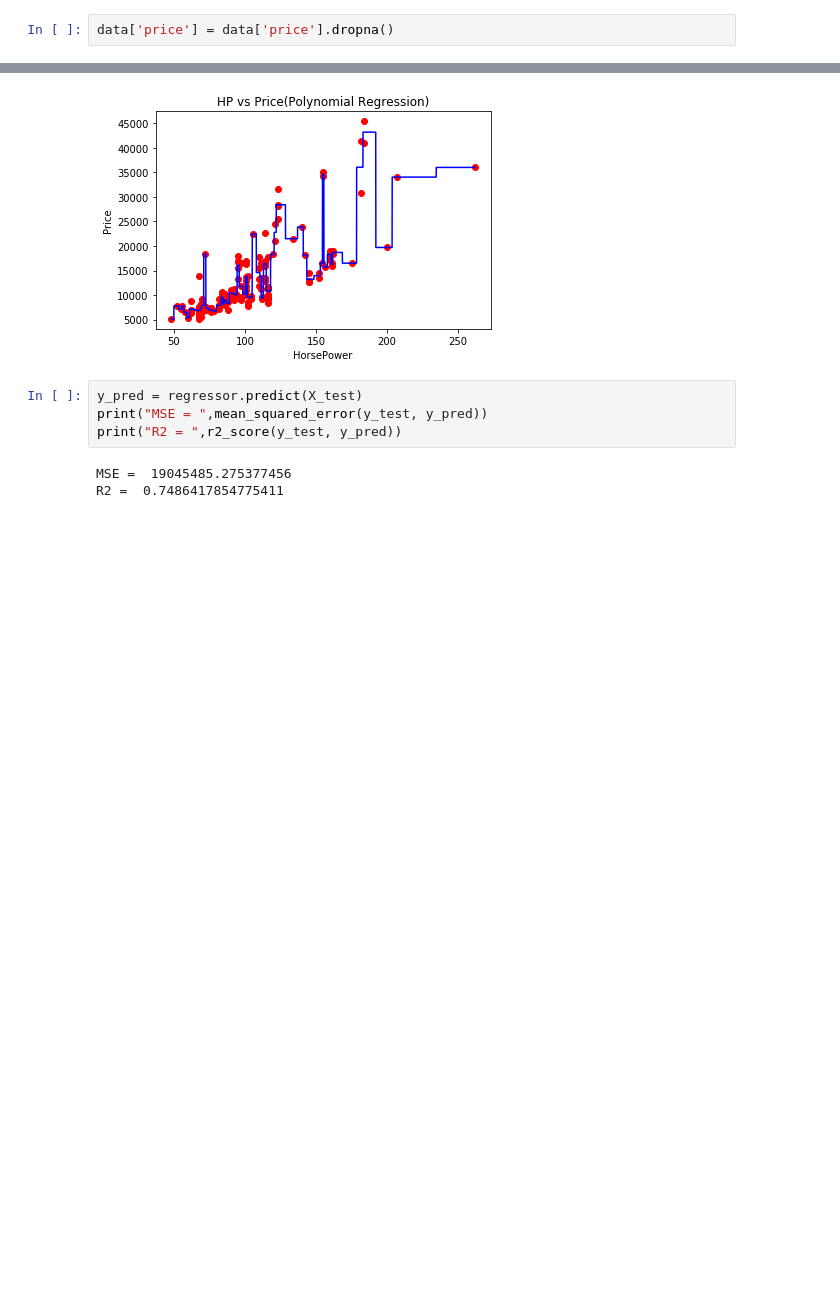
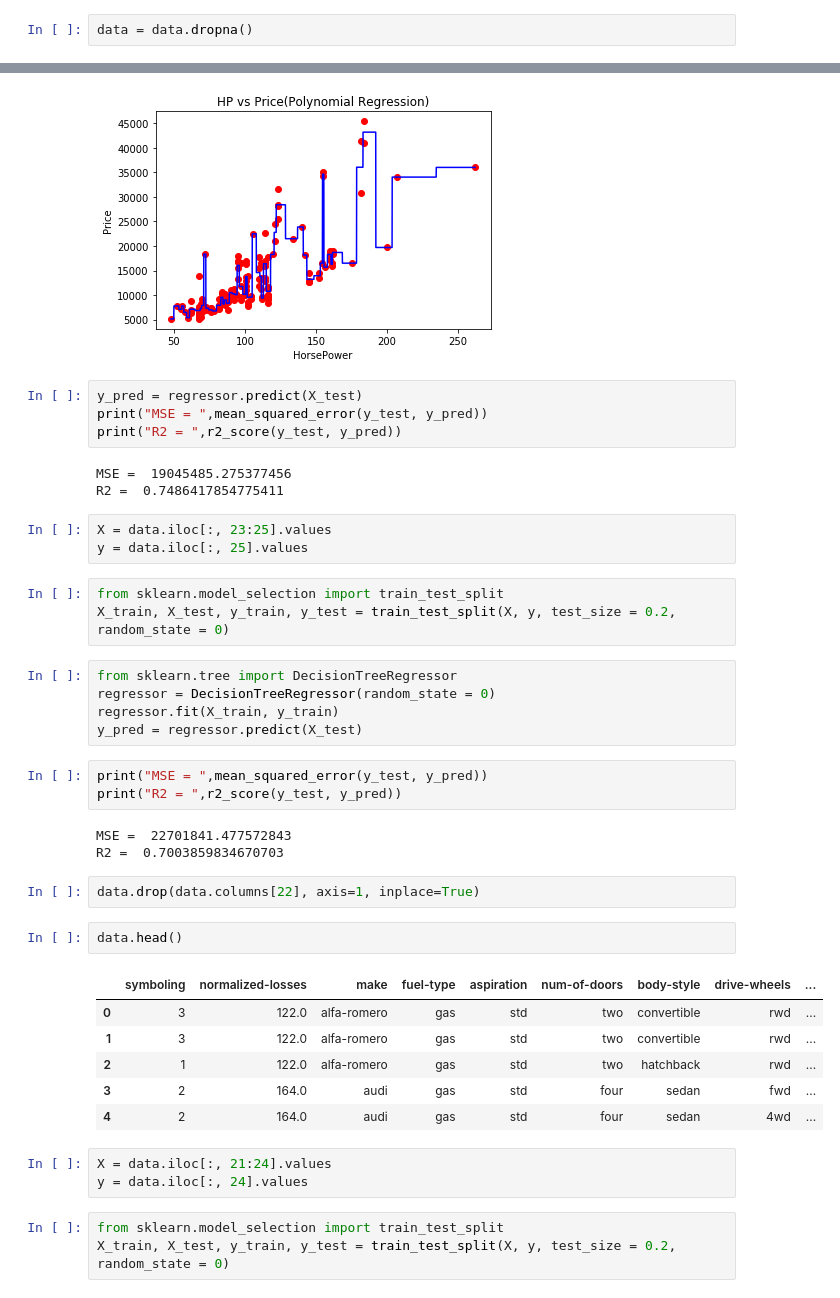
Before and after one commit to Karthik-Rg/Notebook_DA, a Jupyter notebook: Auto_Insurance.ipynb, the cells around one changed output, grey strips where cells are left out. Cells and saved outputs as stored; diff of their text form; blank space fills up the shorter version.

```diff
--- a/Auto_Insurance.ipynb
+++ b/Auto_Insurance.ipynb
@@ -139,4 +134,4 @@ plt.scatter(data['peak-rpm'],data['price'])
 # %%
 data['price'].replace('nan', np.nan, inplace=True)
 # %%
-data['price'] = data['price'].dropna()
+data = data.dropna()
@@ -221,3 +220,37 @@ print("R2 = ",r2_score(y_test, y_pred))
 # %% [output]
 MSE =  19045485.275377456
 R2 =  0.7486417854775411
+# %%
+X = data.iloc[:, 23:25].values
+y = data.iloc[:, 25].values
+# %%
+from sklearn.model_selection import train_test_split
+X_train, X_test, y_train, y_test = train_test_split(X, y, test_size = 0.2, random_state = 0)
+# %%
+from sklearn.tree import DecisionTreeRegressor
+regressor = DecisionTreeRegressor(random_state = 0)
+regressor.fit(X_train, y_train)
+y_pred = regressor.predict(X_test)
+# %%
+print("MSE = ",mean_squared_error(y_test, y_pred))
+print("R2 = ",r2_score(y_test, y_pred))
+# %% [output]
+MSE =  22701841.477572843
+R2 =  0.7003859834670703
+# %%
+data.drop(data.columns[22], axis=1, inplace=True)
+# %%
+data.head()
+# %% [output]
+|  | symboling | normalized-losses | make | fuel-type | aspiration | num-of-doors | body-style | drive-wheels | ... |
+| 0 | 3 | 122.0 | alfa-romero | gas | std | two | convertible | rwd | ... |
+| 1 | 3 | 122.0 | alfa-romero | gas | std | two | convertible | rwd | ... |
+| 2 | 1 | 122.0 | alfa-romero | gas | std | two | hatchback | rwd | ... |
+| 3 | 2 | 164.0 | audi | gas | std | four | sedan | fwd | ... |
+| 4 | 2 | 164.0 | audi | gas | std | four | sedan | 4wd | ... |
+# %%
+X = data.iloc[:, 21:24].values
+y = data.iloc[:, 24].values
+# %%
+from sklearn.model_selection import train_test_split
+X_train, X_test, y_train, y_test = train_test_split(X, y, test_size = 0.2, random_state = 0)
```
Also changed, not shown: parts of 8 cells of this notebook.
